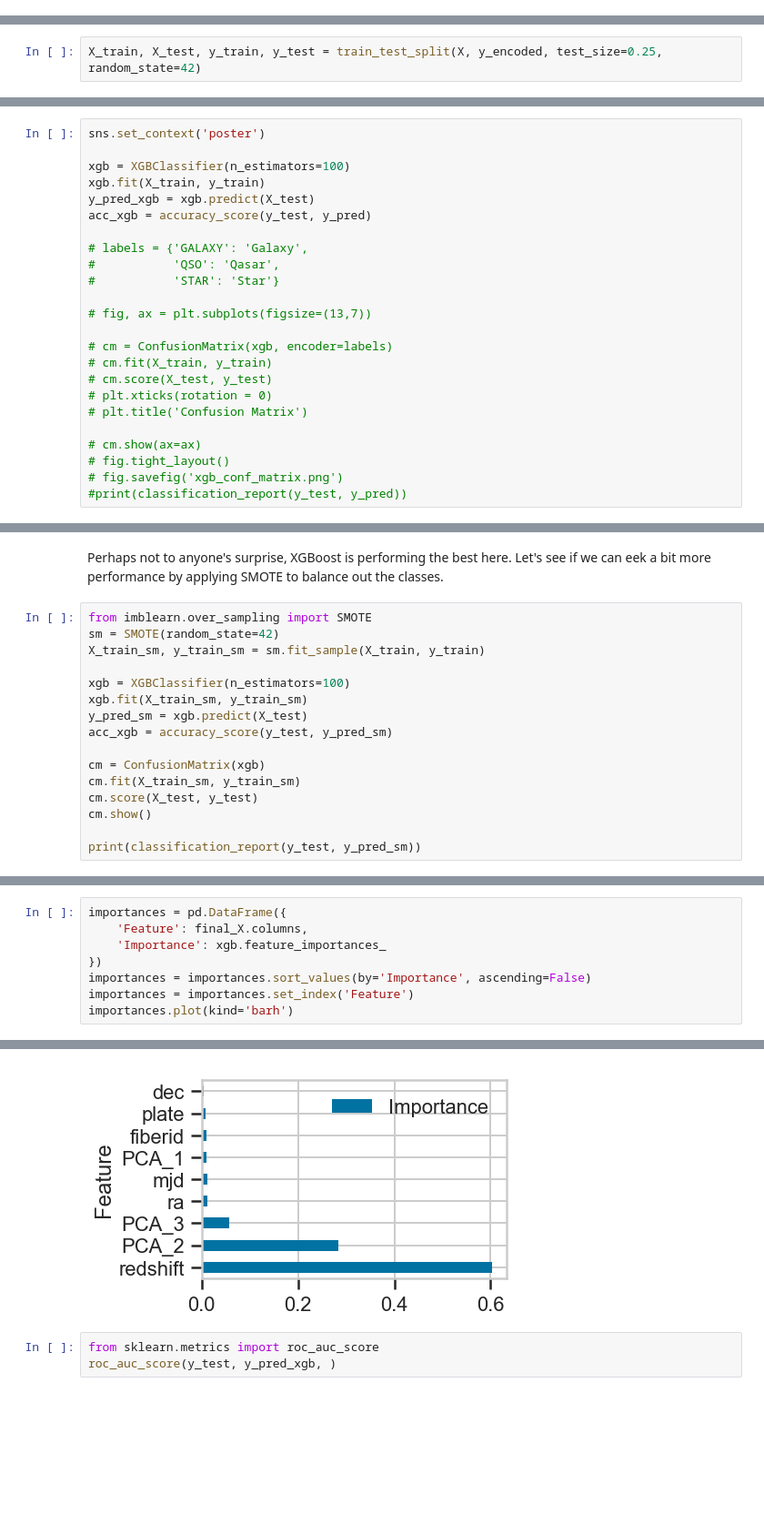
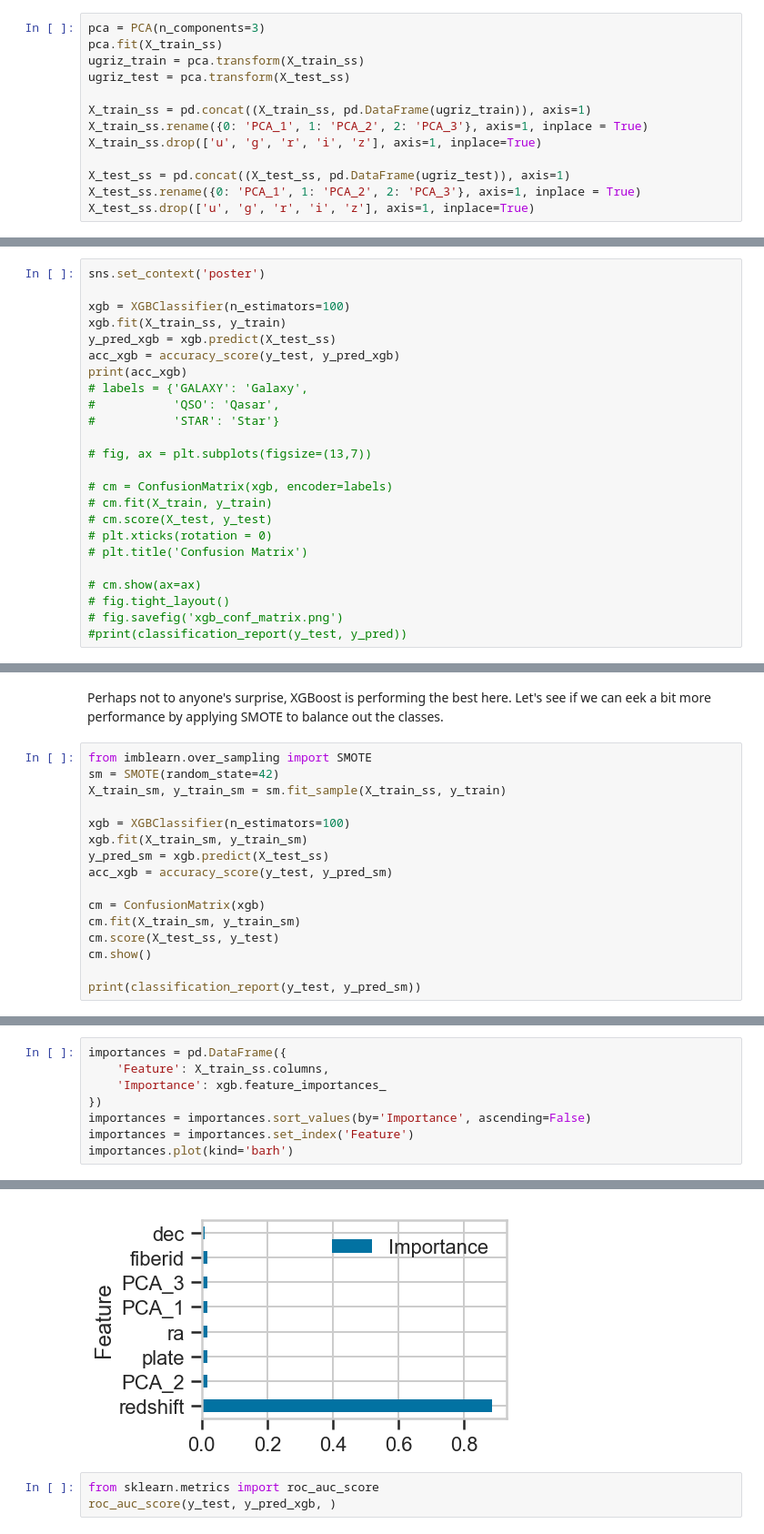
Before and after one commit to garrettlducharme/SDSS_classification, a Jupyter notebook: Technical_Notebook.ipynb, the cells around one changed output, grey strips where cells are left out. Shown at 91% size. Drawn from its saved outputs; the diff is of its cells as text; blank space fills up the shorter version.

```diff
--- a/Technical_Notebook.ipynb
+++ b/Technical_Notebook.ipynb
@@ -184,0 +204,13 @@ X = mm.fit_transform(X)
+# %%
+pca = PCA(n_components=3)
+pca.fit(X_train_ss)
+ugriz_train = pca.transform(X_train_ss)
+ugriz_test = pca.transform(X_test_ss)
+
+X_train_ss = pd.concat((X_train_ss, pd.DataFrame(ugriz_train)), axis=1)
+X_train_ss.rename({0: 'PCA_1', 1: 'PCA_2', 2: 'PCA_3'}, axis=1, inplace = True)
+X_train_ss.drop(['u', 'g', 'r', 'i', 'z'], axis=1, inplace=True)
+
+X_test_ss = pd.concat((X_test_ss, pd.DataFrame(ugriz_test)), axis=1)
+X_test_ss.rename({0: 'PCA_1', 1: 'PCA_2', 2: 'PCA_3'}, axis=1, inplace = True)
+X_test_ss.drop(['u', 'g', 'r', 'i', 'z'], axis=1, inplace=True)
@@ -186,5 +223,3 @@ X = mm.fit_transform(X)
 ### Modelling
 # %% [markdown]
 In this section we'll apply several different models. In the end, we'll analyze the different metrics and then select the best model based one performance. We'll also have to keep in mind which metrics are most important based on the questions we want to answer. More discussion on this later.
-# %%
-X_train, X_test, y_train, y_test = train_test_split(X, y_encoded, test_size=0.25, random_state=42)
@@ -242,10 +286,10 @@ Prediction accuracy is: 0.9928
 sns.set_context('poster')
 
 xgb = XGBClassifier(n_estimators=100)
-xgb.fit(X_train, y_train)
-y_pred_xgb = xgb.predict(X_test)
-acc_xgb = accuracy_score(y_test, y_pred)
-
+xgb.fit(X_train_ss, y_train)
+y_pred_xgb = xgb.predict(X_test_ss)
+acc_xgb = accuracy_score(y_test, y_pred_xgb)
+print(acc_xgb)
 # labels = {'GALAXY': 'Galaxy',
 #           'QSO': 'Qasar',
 #           'STAR': 'Star'}
@@ -267,16 +313,16 @@ Perhaps not to anyone's surprise, XGBoost is performing the best here. Let's see
 # %%
 from imblearn.over_sampling import SMOTE
 sm = SMOTE(random_state=42)
-X_train_sm, y_train_sm = sm.fit_sample(X_train, y_train)
+X_train_sm, y_train_sm = sm.fit_sample(X_train_ss, y_train)
 
 xgb = XGBClassifier(n_estimators=100)
 xgb.fit(X_train_sm, y_train_sm)
-y_pred_sm = xgb.predict(X_test)
+y_pred_sm = xgb.predict(X_test_ss)
 acc_xgb = accuracy_score(y_test, y_pred_sm)
 
 cm = ConfusionMatrix(xgb)
 cm.fit(X_train_sm, y_train_sm)
-cm.score(X_test, y_test)
+cm.score(X_test_ss, y_test)
 cm.show()
 
 print(classification_report(y_test, y_pred_sm))
@@ -294,14 +340,14 @@ weighted avg       0.99      0.99      0.99      2500
 # %%
 importances = pd.DataFrame({
-    'Feature': final_X.columns,
+    'Feature': X_train_ss.columns,
     'Importance': xgb.feature_importances_
 })
 importances = importances.sort_values(by='Importance', ascending=False)
 importances = importances.set_index('Feature')
 importances.plot(kind='barh')
 # %% [output]
 <matplotlib.axes._subplots.AxesSubplot at 0x...>
-[figure, old version]
+[figure, new version]
 # %%
 from sklearn.metrics import roc_auc_score
 roc_auc_score(y_test, y_pred_xgb, )
```
Also changed, not shown: parts of 21 cells of this notebook, 1 other file.
